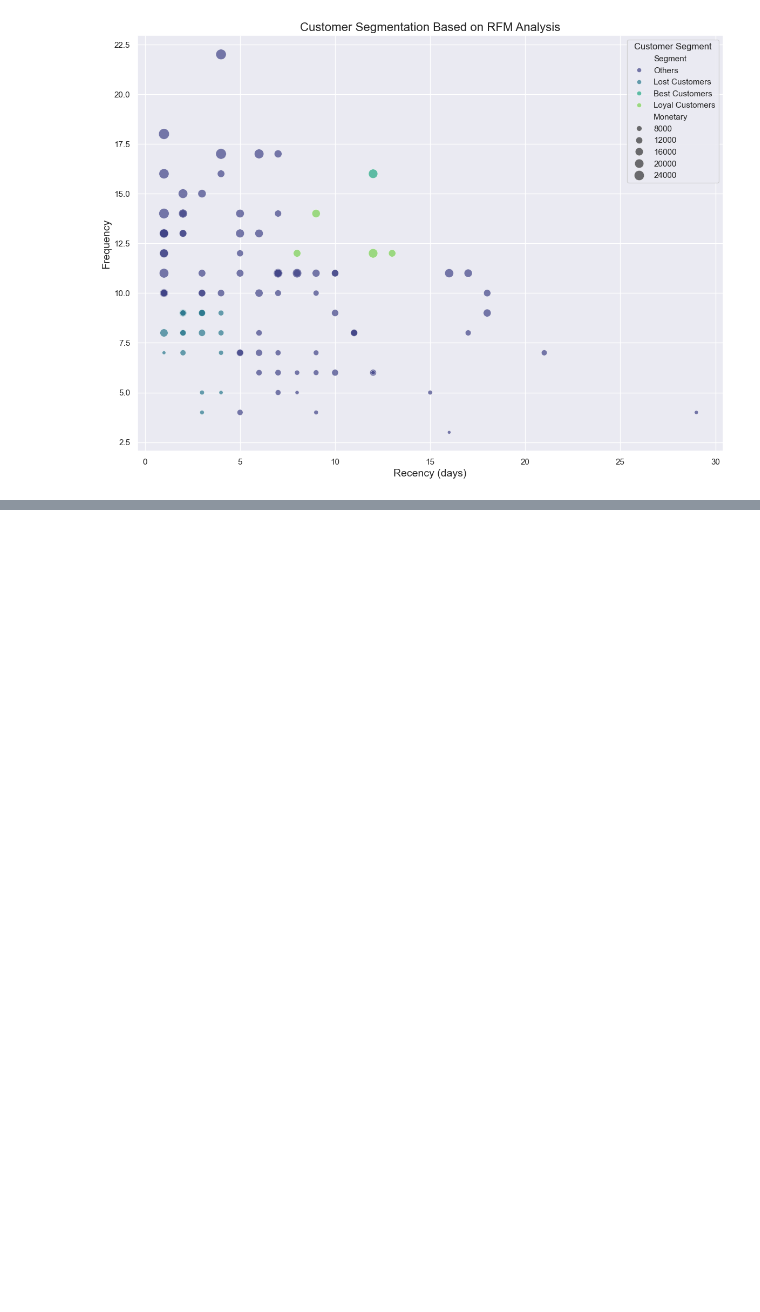
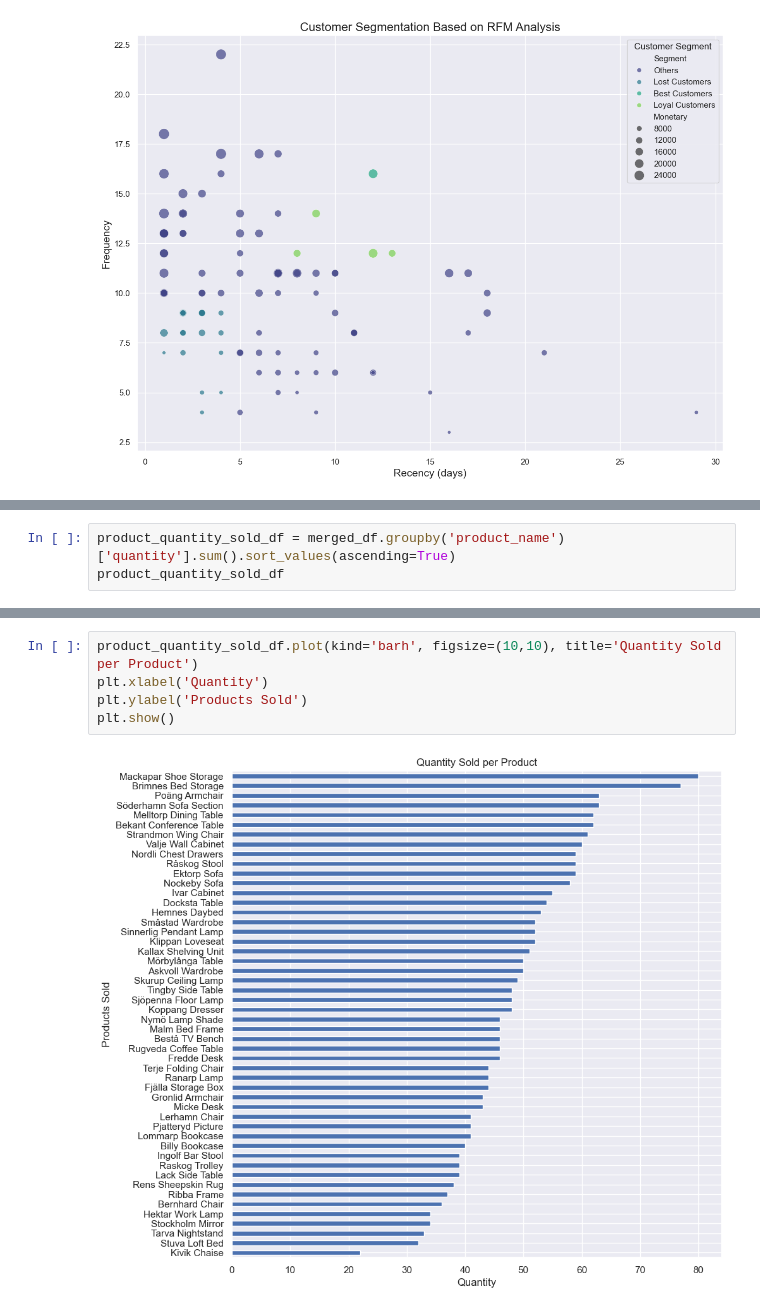
Before and after one commit to ronitguptaaa/Excel-Analysis, a Jupyter notebook: CustomerAnalysis_data/CustomerAnalysis.ipynb, the cells around one changed output, grey strips where cells are left out. Cells and saved outputs as stored; diff of their text form; blank space fills up the shorter version.

```diff
--- a/CustomerAnalysis_data/CustomerAnalysis.ipynb
+++ b/CustomerAnalysis_data/CustomerAnalysis.ipynb
@@ -231,0 +284,3 @@ plt.show()
+# %%
+product_quantity_sold_df = merged_df.groupby('product_name')['quantity'].sum().sort_values(ascending=True)
+product_quantity_sold_df
@@ -231,0 +305,7 @@ plt.show()
+# %%
+product_quantity_sold_df.plot(kind='barh', figsize=(10,10), title='Quantity Sold per Product')
+plt.xlabel('Quantity')
+plt.ylabel('Products Sold')
+plt.show()
+# %% [output]
+[figure, added]
```
Also changed, not shown: parts of 11 cells of this notebook.
